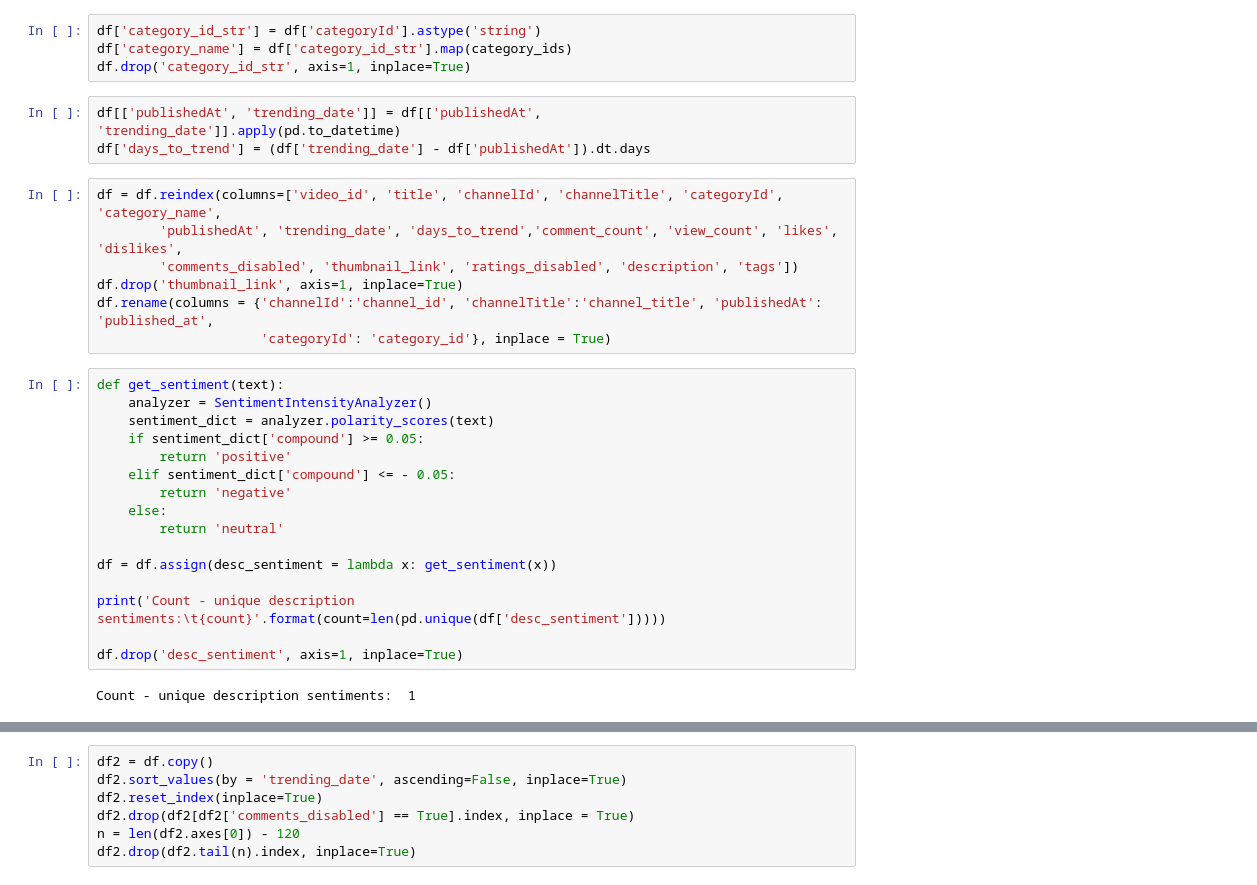
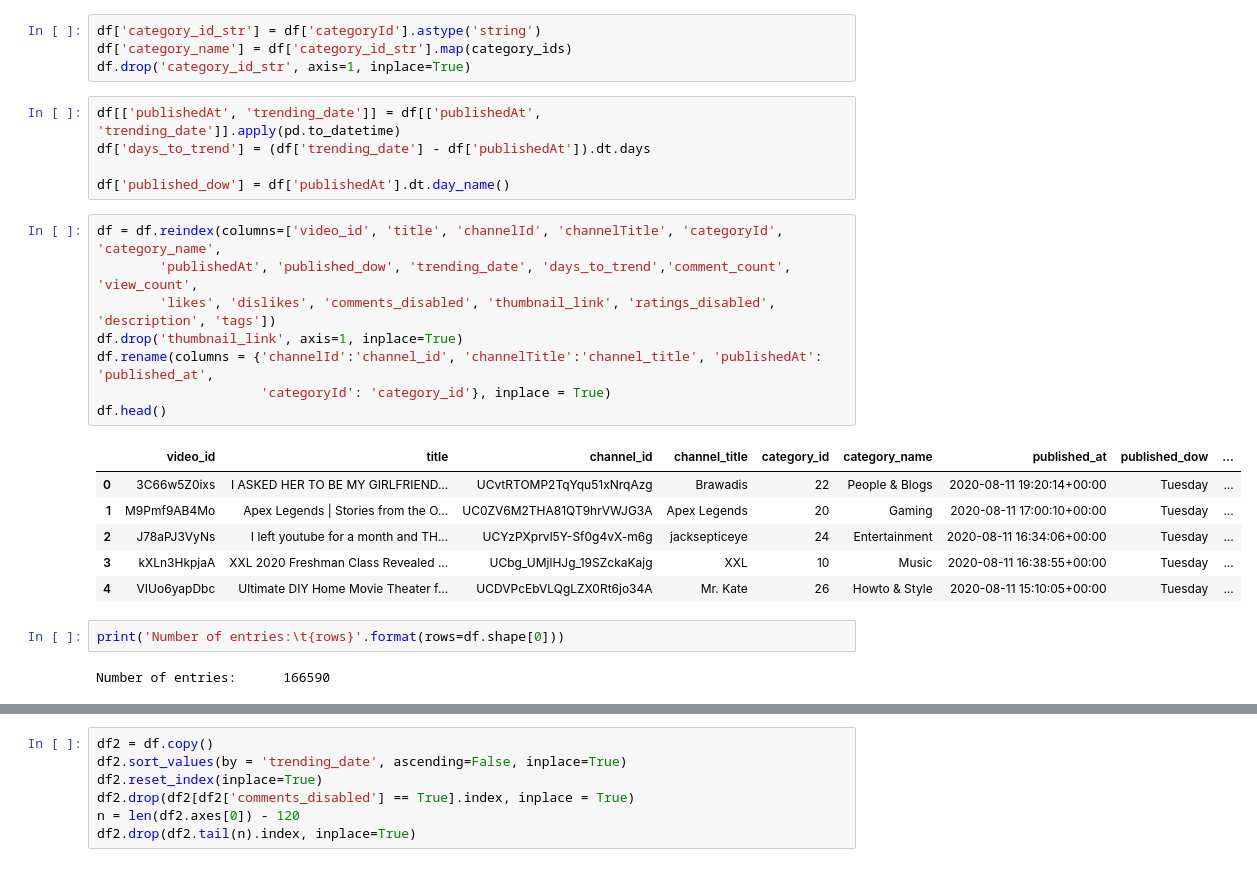
Before and after one commit to rcolby/dscapstone, a Jupyter notebook: YouTube Sentiment Analysis.ipynb, the cells around one changed output, grey strips where cells are left out. Saved outputs shown, nothing was run; the diff lists cells and outputs as text.

```diff
--- a/YouTube Sentiment Analysis.ipynb
+++ b/YouTube Sentiment Analysis.ipynb
@@ -25,28 +28,24 @@ df.drop('category_id_str', axis=1, inplace=True)
 # %%
 df[['publishedAt', 'trending_date']] = df[['publishedAt', 'trending_date']].apply(pd.to_datetime)
 df['days_to_trend'] = (df['trending_date'] - df['publishedAt']).dt.days
+
+df['published_dow'] = df['publishedAt'].dt.day_name()
 # %%
 df = df.reindex(columns=['video_id', 'title', 'channelId', 'channelTitle', 'categoryId', 'category_name',
-        'publishedAt', 'trending_date', 'days_to_trend','comment_count', 'view_count', 'likes', 'dislikes',
-        'comments_disabled', 'thumbnail_link', 'ratings_disabled', 'description', 'tags'])
+        'publishedAt', 'published_dow', 'trending_date', 'days_to_trend','comment_count', 'view_count',
+        'likes', 'dislikes', 'comments_disabled', 'thumbnail_link', 'ratings_disabled', 'description', 'tags'])
 df.drop('thumbnail_link', axis=1, inplace=True)
 df.rename(columns = {'channelId':'channel_id', 'channelTitle':'channel_title', 'publishedAt': 'published_at',
                      'categoryId': 'category_id'}, inplace = True)
+df.head()
+# %% [output]
+|  | video_id | title | channel_id | channel_title | category_id | category_name | published_at | published_dow | ... |
+| 0 | 3C66w5Z0ixs | I ASKED HER TO BE MY GIRLFRIEND... | UCvtRTOMP2TqYqu51xNrqAzg | Brawadis | 22 | People & Blogs | 2020-08-11 19:20:14+00:00 | Tuesday | ... |
+| 1 | M9Pmf9AB4Mo | Apex Legends | Stories from the O... | UC0ZV6M2THA81QT9hrVWJG3A | Apex Legends | 20 | Gaming | 2020-08-11 17:00:10+00:00 | Tuesday | ... |
+| 2 | J78aPJ3VyNs | I left youtube for a month and TH... | UCYzPXprvl5Y-Sf0g4vX-m6g | jacksepticeye | 24 | Entertainment | 2020-08-11 16:34:06+00:00 | Tuesday | ... |
+| 3 | kXLn3HkpjaA | XXL 2020 Freshman Class Revealed ... | UCbg_UMjlHJg_19SZckaKajg | XXL | 10 | Music | 2020-08-11 16:38:55+00:00 | Tuesday | ... |
+| 4 | VIUo6yapDbc | Ultimate DIY Home Movie Theater f... | UCDVPcEbVLQgLZX0Rt6jo34A | Mr. Kate | 26 | Howto & Style | 2020-08-11 15:10:05+00:00 | Tuesday | ... |
-# %%
-def get_sentiment(text):
-    analyzer = SentimentIntensityAnalyzer()
-    sentiment_dict = analyzer.polarity_scores(text)
-    if sentiment_dict['compound'] >= 0.05:
-        return 'positive'
-    elif sentiment_dict['compound'] <= - 0.05:
-        return 'negative'
-    else:
-        return 'neutral'
-
-df = df.assign(desc_sentiment = lambda x: get_sentiment(x))
-
-print('Count - unique description sentiments:\t{count}'.format(count=len(pd.unique(df['desc_sentiment']))))
-
-df.drop('desc_sentiment', axis=1, inplace=True)
-# %% [output]
-Count - unique description sentiments:  1
+# %%
+print('Number of entries:\t{rows}'.format(rows=df.shape[0]))
+# %% [output]
+Number of entries:      166590
```
Also changed, not shown: parts of 6 cells of this notebook, 2 other files.
